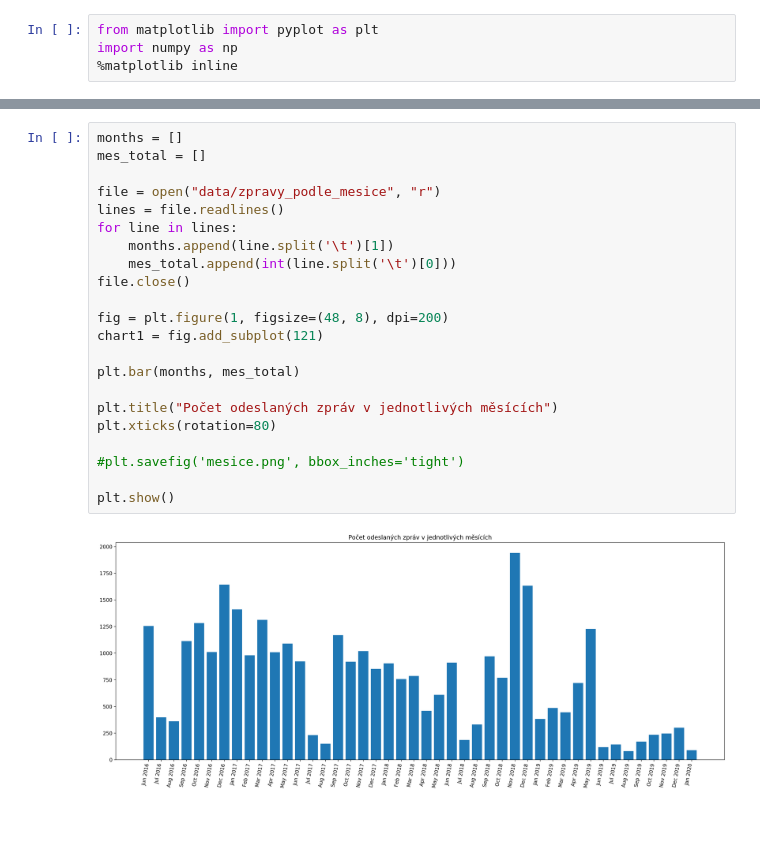
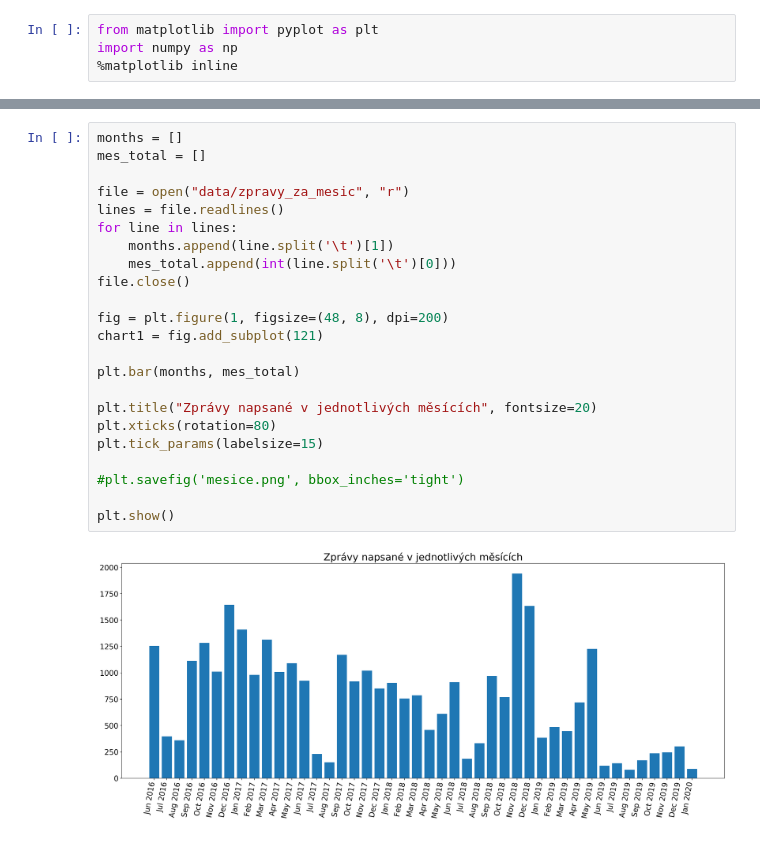
Before and after one commit to b4lldr/spolecenstvo-krabu, a Jupyter notebook: Data Visualization.ipynb, the cells around one changed output, grey strips where cells are left out. Saved outputs shown, nothing was run; the diff lists cells and outputs as text.

```diff
--- a/Data Visualization.ipynb
+++ b/Data Visualization.ipynb
@@ -85,24 +129,25 @@ plt.show()
 # %%
 months = []
 mes_total = []
 
-file = open("data/zpravy_podle_mesice", "r")
+file = open("data/zpravy_za_mesic", "r")
 lines = file.readlines()
 for line in lines:
     months.append(line.split('\t')[1])
     mes_total.append(int(line.split('\t')[0]))
 file.close()
 
 fig = plt.figure(1, figsize=(48, 8), dpi=200)
 chart1 = fig.add_subplot(121)
 
 plt.bar(months, mes_total)
 
-plt.title("Počet odeslaných zpráv v jednotlivých měsících")
+plt.title("Zprávy napsané v jednotlivých měsících", fontsize=20)
 plt.xticks(rotation=80)
+plt.tick_params(labelsize=15)
 
 #plt.savefig('mesice.png', bbox_inches='tight')
 
 plt.show()
 # %% [output]
-[figure, old version]
+[figure, new version]
```
Also changed, not shown: parts of 4 cells of this notebook, 5 other files.
